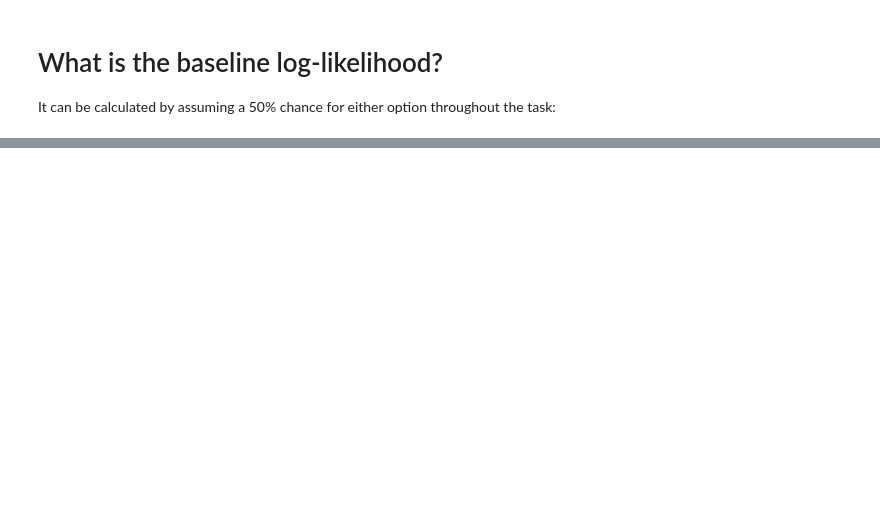
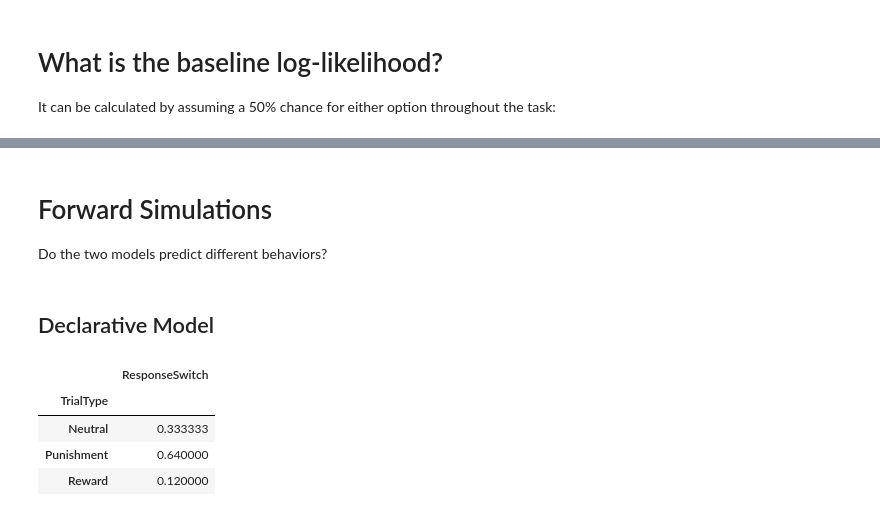
Before and after one commit to UWCCDL/ProcVsDecl, a Jupyter notebook: analysis3/LLmodelPython3.ipynb, the cells around one changed output, grey strips where cells are left out. Saved outputs shown, nothing was run; the diff lists cells and outputs as text; code cells hidden in the pictures; blank space fills up the shorter version.

```diff
--- a/analysis3/LLmodelPython3.ipynb
+++ b/analysis3/LLmodelPython3.ipynb
@@ -1038,0 +1004,4 @@ result2
+# %% [markdown]
+# Forward Simulations
+
+Do the two models predict different behaviors?
@@ -1038,0 +1055,2 @@ result2
+# %% [markdown]
+## Declarative Model
@@ -1038,0 +1121,8 @@ result2
+# %%
+generate_decl(0.5, 0.25)
+# %% [output]
+|  | ResponseSwitch |
+| TrialType |  |
+| Neutral | 0.333333 |
+| Punishment | 0.640000 |
+| Reward | 0.120000 |
```
Also changed, not shown: parts of 19 cells of this notebook, 2 other files.
